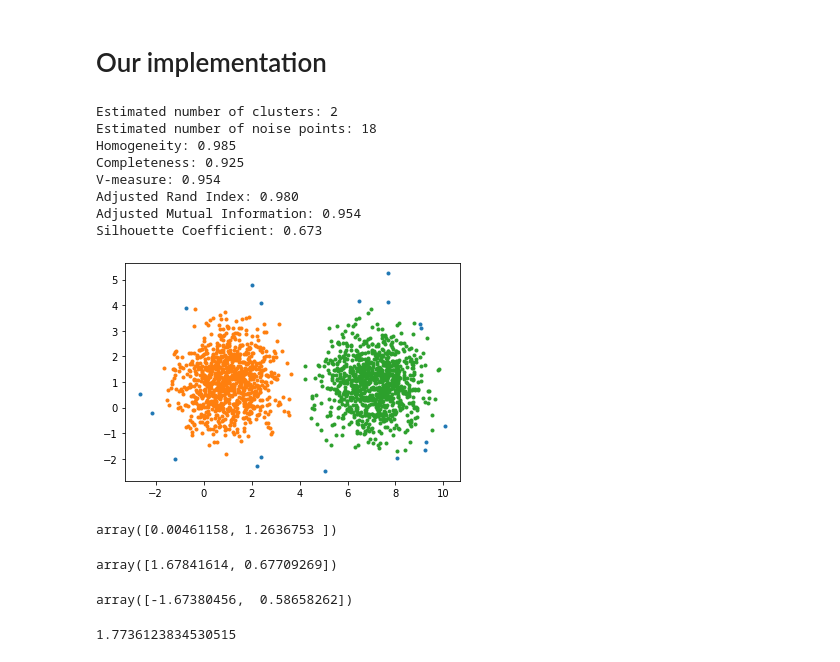
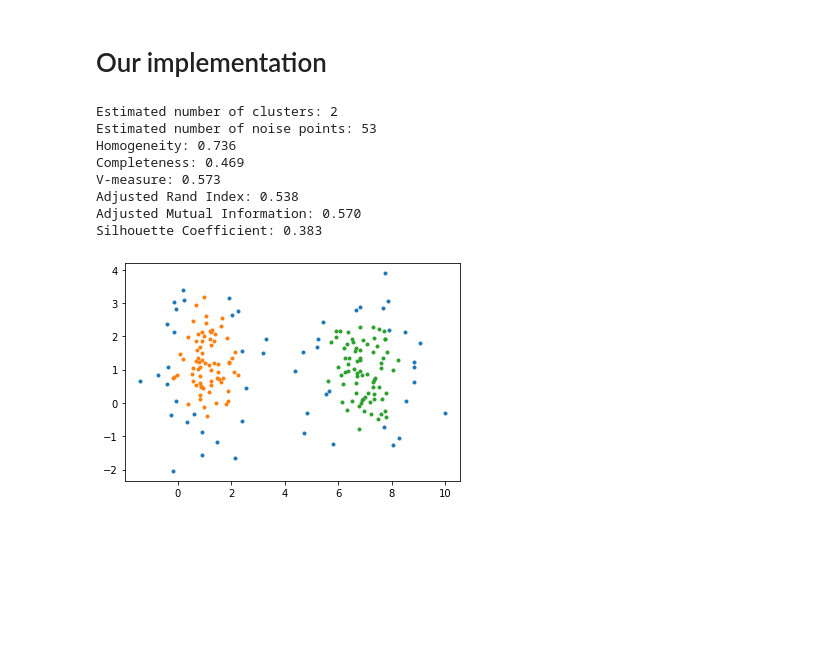
Before and after one commit to jsobolew/MED22ZDBSCAN, a Jupyter notebook: script.ipynb, the cells around one changed output. Saved outputs shown, nothing was run; the diff lists cells and outputs as text; code cells hidden in the pictures; blank space fills up the shorter version.

```diff
--- a/script.ipynb
+++ b/script.ipynb
@@ -5,7 +5,7 @@ from DBSCAN import evaluate
 # %% [markdown]
 # Data
 # %%
-Npoints = 2000
+Npoints = 200
 n = int(Npoints/2)
 
 x = np.random.normal(1,1,n)
@@ -52,36 +52,20 @@ Silhouette Coefficient: 0.675
 # %%
 from DBSCAN import DBSCAN, numpyToPoints
 
 Points = numpyToPoints(X)
 
 clustering = DBSCAN(eps, minPts)
 clustering.fit(Points)
 labels = clustering.labels
 
-evaluate(labels, labels_true, X)
+evaluate(labels, labels_true, X, True)
 # %% [output]
 Estimated number of clusters: 2
-Estimated number of noise points: 18
-Homogeneity: 0.985
-Completeness: 0.925
-V-measure: 0.954
-Adjusted Rand Index: 0.980
-Adjusted Mutual Information: 0.954
-Silhouette Coefficient: 0.673
+Estimated number of noise points: 53
+Homogeneity: 0.736
+Completeness: 0.469
+V-measure: 0.573
+Adjusted Rand Index: 0.538
+Adjusted Mutual Information: 0.570
+Silhouette Coefficient: 0.383
-[figure, old version]
+[figure, new version]
-# %%
-X[1]
-# %% [output]
-array([0.00461158, 1.2636753 ])
-# %%
-X[2]
-# %% [output]
-array([1.67841614, 0.67709269])
-# %%
-X[1]-X[2]
-# %% [output]
-array([-1.67380456,  0.58658262])
-# %%
-np.sqrt(np.sum(np.power(X[1]-X[2],2)))
-# %% [output]
-1.7736123834530515
```
Also changed, not shown: parts of 4 cells of this notebook, 7 other files.
